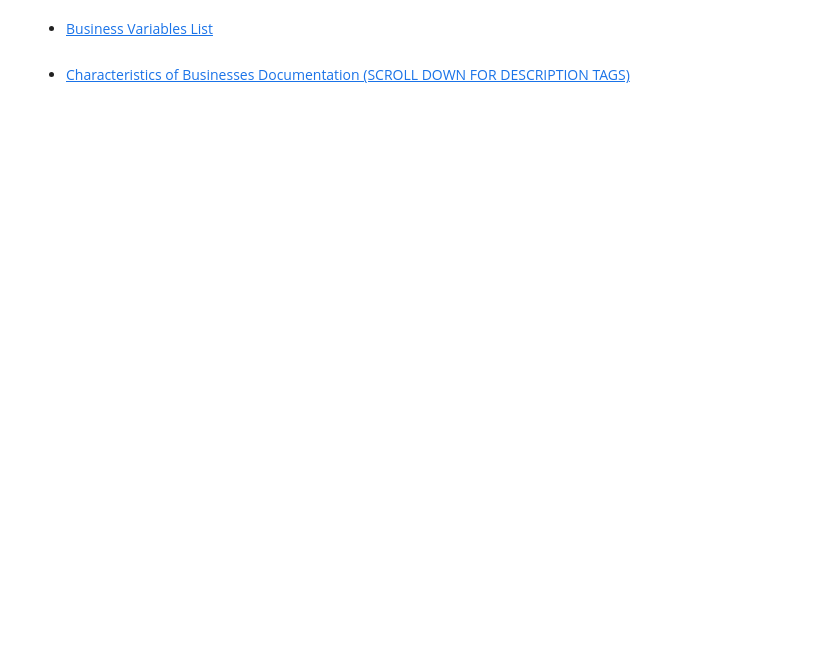
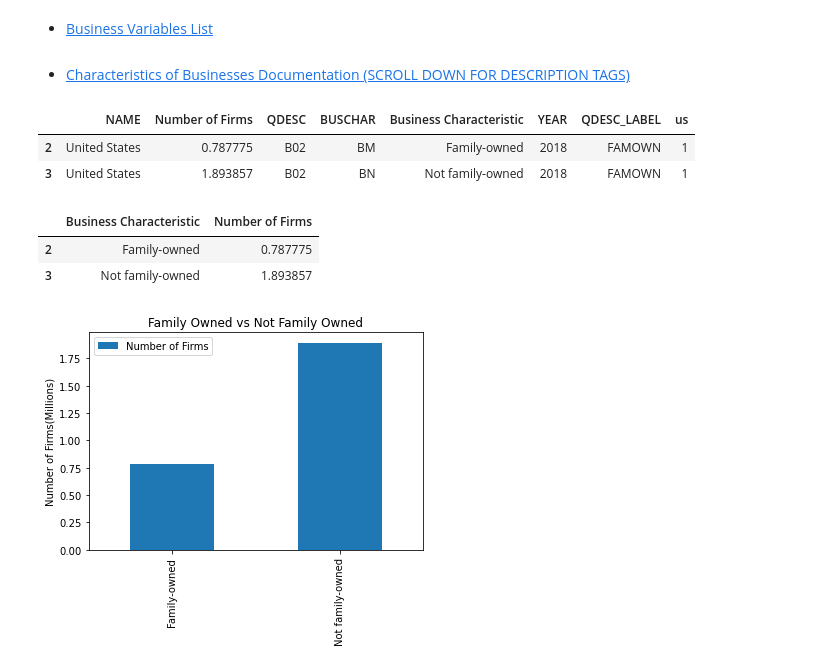
Before and after one commit to ahadh762/Census-Data-API-Group-Assessment, a Jupyter notebook: characteristics_of_business.ipynb, the cells around one changed output. Cells and saved outputs as stored; diff of their text form; code cells hidden in the pictures; blank space fills up the shorter version.

```diff
--- a/characteristics_of_business.ipynb
+++ b/characteristics_of_business.ipynb
@@ -1,6 +1,46 @@
 # %% [markdown]
 * [Business Variables List](https://api.census.gov/data/2019/abscb/variables.html) <br/><br/>
 * [Characteristics of Businesses Documentation (SCROLL DOWN FOR DESCRIPTION TAGS)](https://www2.census.gov/programs-surveys/abs/technical-documentation/api/ABS_API_CB-1-26-2021.pdf)
+# %%
+# CHARACTERISTICS OF BUSINESSES
+
+import pandas as pd
+import matplotlib as plt
+# MAKE SURE THERE ARE NO WHITE SPACES IN ANY VARIABLE STRINGS
+labels = 'NAME,FIRMPDEMP,QDESC,BUSCHAR,BUSCHAR_LABEL,YEAR'
+
+data_group = '&for=us'  # FOR ENTIRE USA
+#data_group = '&for=state' # FOR STATES
+
+
+description =f'&{data_group}*&QDESC_LABEL=FAMOWN'
+API_key = '&key=1ba63b3df04e1bd07755febe18f836df1b86fc9f'
+
+df = pd.read_json(f'https://api.census.gov/data/2018/abscb?get={labels}{data_group}{description}{API_key}')
+new_header = df.iloc[0] #grab the first row for the header
+df = df[1:] #take the data after the header row
+df.columns = new_header #set the header row as the df header
+df['FIRMPDEMP'] = df['FIRMPDEMP'].astype(int)
+df = df.loc[(df['BUSCHAR_LABEL']!='Not applicable') & (df['BUSCHAR_LABEL']!='Item not reported') & (df['BUSCHAR_LABEL']!='Total reporting') & (df['BUSCHAR_LABEL']!='All firms')]
+df['FIRMPDEMP'] = df['FIRMPDEMP'].apply(lambda x:float(x/1_000_000))
+df = df.rename(columns={'FIRMPDEMP':'Number of Firms', 'BUSCHAR_LABEL':'Business Characteristic'})
+df
+# %% [output]
+|  | NAME | Number of Firms | QDESC | BUSCHAR | Business Characteristic | YEAR | QDESC_LABEL | us |
+| 2 | United States | 0.787775 | B02 | BM | Family-owned | 2018 | FAMOWN | 1 |
+| 3 | United States | 1.893857 | B02 | BN | Not family-owned | 2018 | FAMOWN | 1 |
+# %%
+famown = df[['Business Characteristic', 'Number of Firms']]
+ax= famown.plot.bar(x= 'Business Characteristic', y= 'Number of Firms', title = 'Family Owned vs Not Family Owned')
+ax.set_xlabel('')
+ax.set_ylabel('Number of Firms(Millions)')
+#ax.set_xticklabels(rotation=45)
+famown
+# %% [output]
+|  | Business Characteristic | Number of Firms |
+| 2 | Family-owned | 0.787775 |
+| 3 | Not family-owned | 1.893857 |
+[figure, added]
 # %%
 # CHARACTERISTICS OF BUSINESSES
 
```
Also changed, not shown: parts of 4 cells of this notebook, 3 other files.
